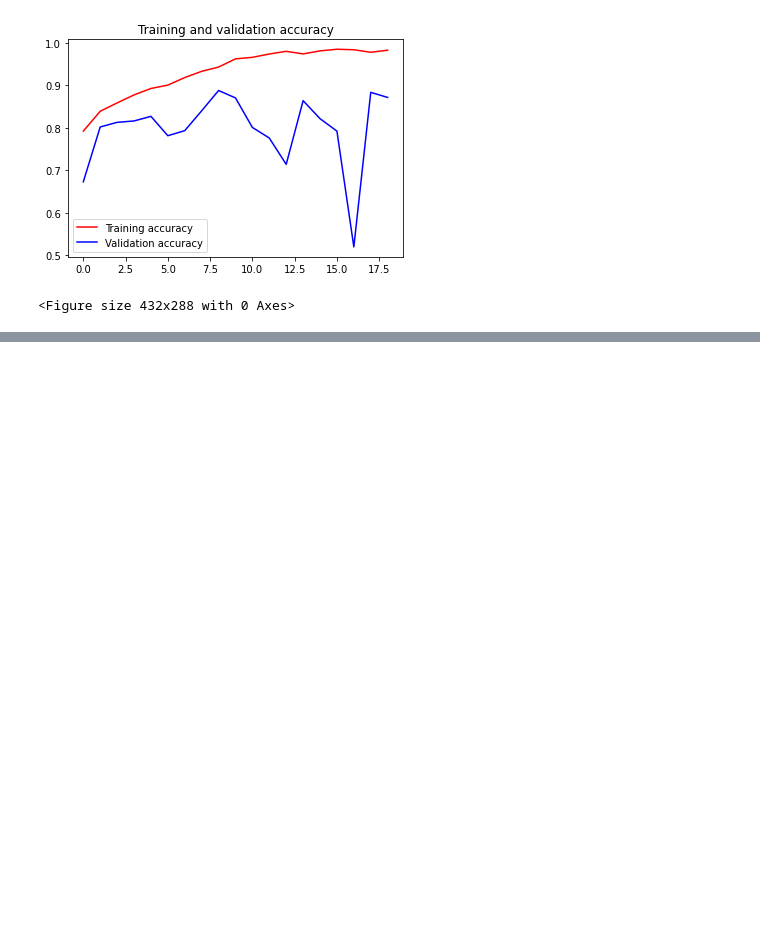
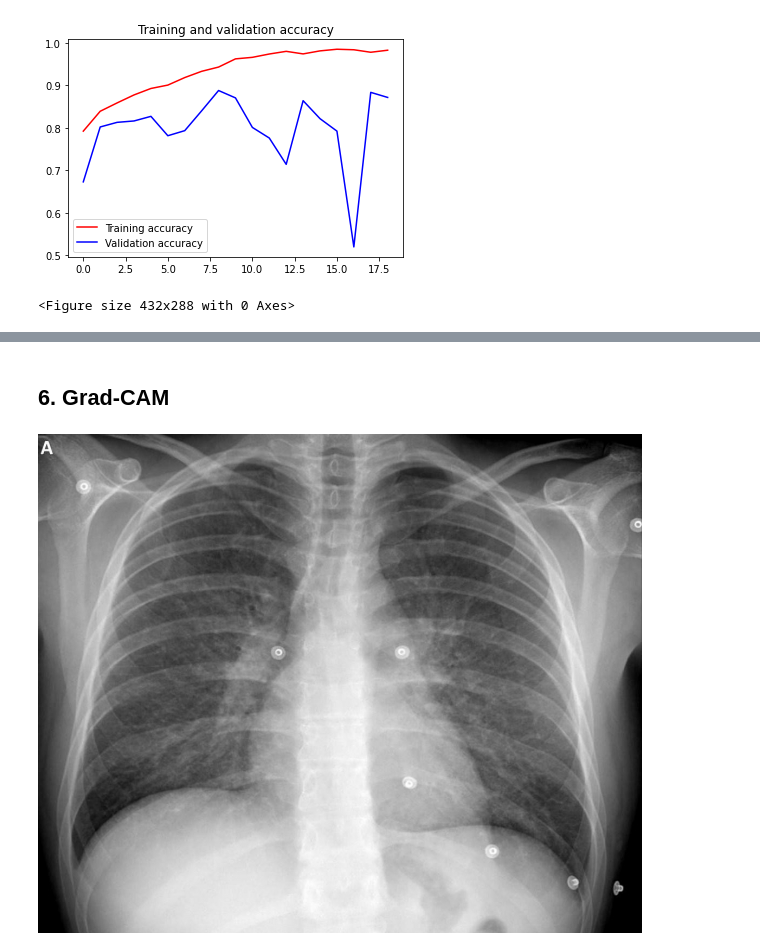
Before and after one commit to An-Dongsun/Section4---Project, a Jupyter notebook: AI_13_안동선_Section4__project.ipynb, the cells around one changed output, grey strips where cells are left out. Saved outputs shown, nothing was run; the diff lists cells and outputs as text; code cells hidden in the pictures; blank space fills up the shorter version.

Commit message:
7/24 [Grad-CAM & EfficientNetB7]

```diff
--- a/AI_13_안동선_Section4__project.ipynb
+++ b/AI_13_안동선_Section4__project.ipynb
@@ -449,0 +419,7 @@ plt.show()
+# %%
+EfficientNetB7 = tf.keras.applications.EfficientNetB7(
+                              include_top = False,
+                              weights = "imagenet",
+                              input_tensor = None,
+                              input_shape = (256, 256, 3),
+                              )
@@ -449,0 +434,10 @@ plt.show()
+# %%
+# 모델에 출력층을 생성해준다.
+x = EfficientNetB7.output
+x = GlobalAveragePooling2D()(x)
+# 다중 분류 모델을 만들어준다.
+x = Dense(1024, activation='relu')(x)
+x = Dense(512, activation='relu')(x)
+x = Dense(256, activation='relu')(x)
+predictions = Dense(4, activation='softmax')(x) # 출력층을 설계한다.
+EfficientNetB7_model = Model(EfficientNetB7.input, predictions)
@@ -449,0 +537,2 @@ plt.show()
+# %% [markdown]
+## 6. Grad-CAM
@@ -449,0 +548,14 @@ plt.show()
+# %%
+model_builder = keras.applications.xception.Xception
+img_size = (256, 256)
+preprocess_input = keras.applications.xception.preprocess_input
+decode_predictions = predictions
+
+last_conv_layer_name = "conv_7b_ac"
+
+# The local path to our target image
+img_path = '/content/drive/MyDrive/Curated X-Ray Dataset/COVID-19/COVID-19 (1).jpg'
+
+display(Image(img_path))
+# %% [output]
+[figure, added]
```
Also changed, not shown: parts of 20 cells of this notebook.
